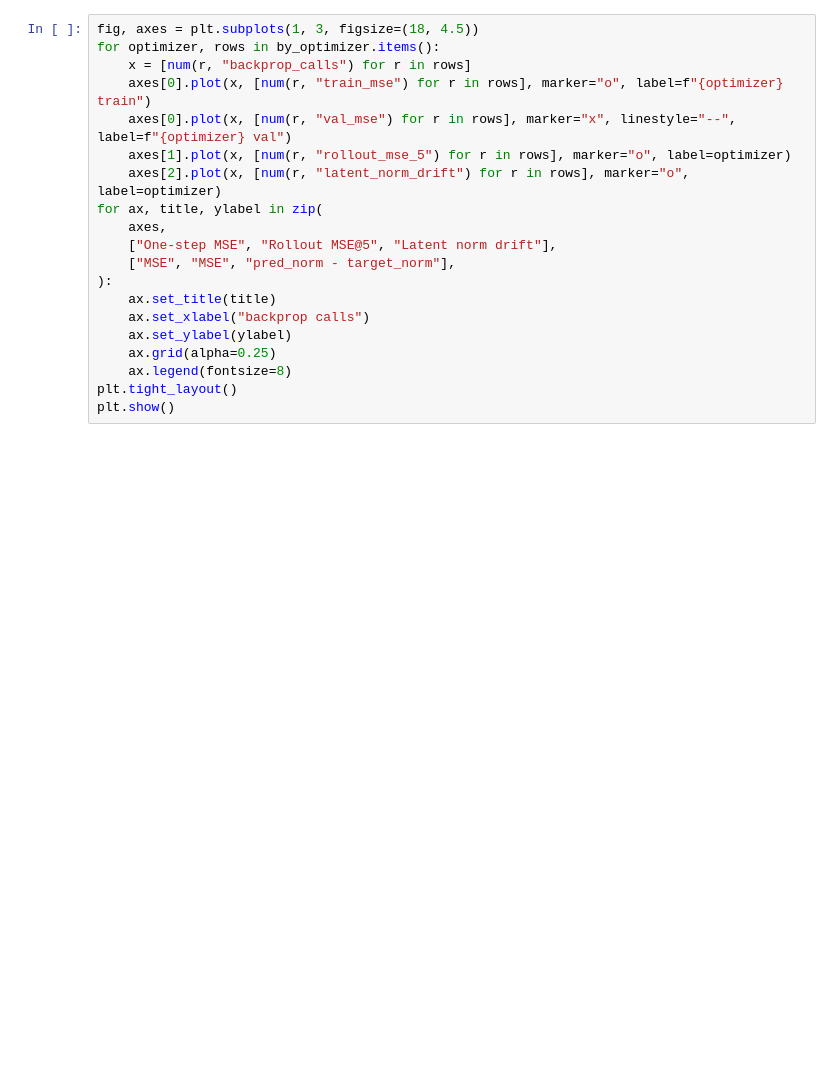
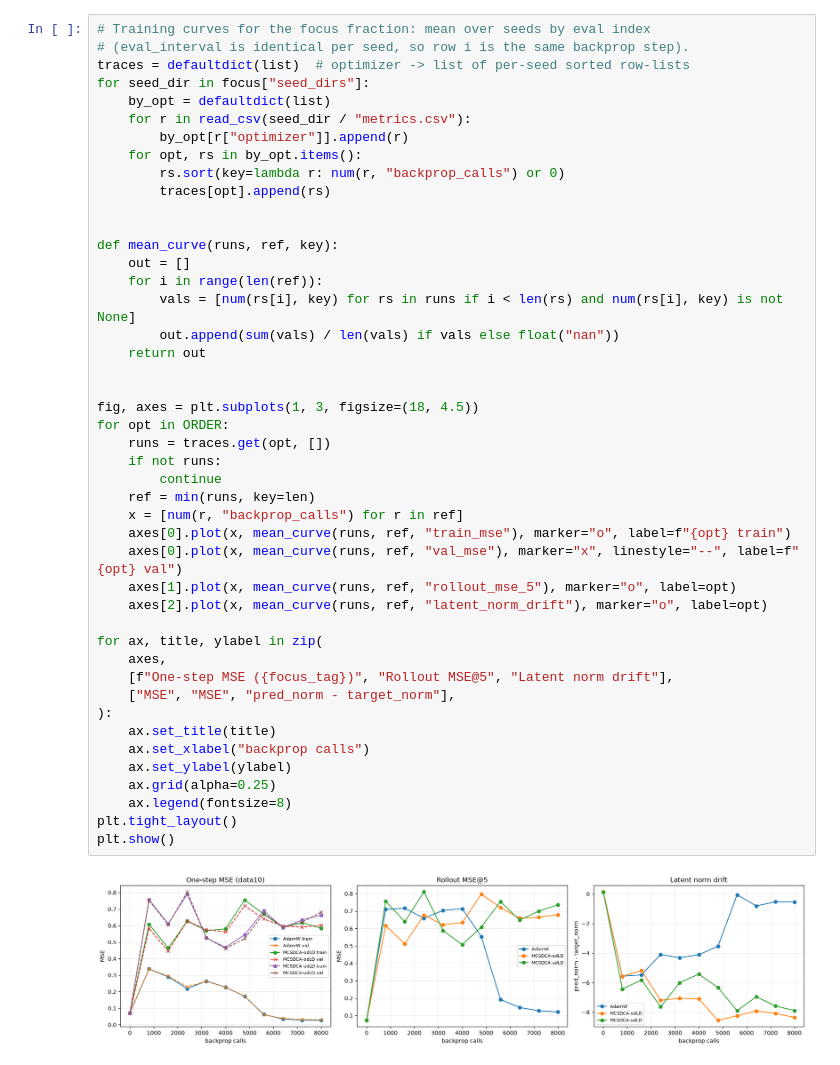
Before and after one commit to tuanvan0302/MCSDCA, a Jupyter notebook: src/MCSDCA_Predictor_Optimizer_Walkthrough.ipynb, the cells around one changed output. Drawn from its saved outputs; the diff is of its cells as text; blank space fills up the shorter version.

```diff
--- a/src/MCSDCA_Predictor_Optimizer_Walkthrough.ipynb
+++ b/src/MCSDCA_Predictor_Optimizer_Walkthrough.ipynb
@@ -139,21 +277,48 @@ display(Markdown("### Final multi-step latent rollout\n\n" + table(final_sorted,
 # %%
+# Training curves for the focus fraction: mean over seeds by eval index
+# (eval_interval is identical per seed, so row i is the same backprop step).
+traces = defaultdict(list)  # optimizer -> list of per-seed sorted row-lists
+for seed_dir in focus["seed_dirs"]:
+    by_opt = defaultdict(list)
+    for r in read_csv(seed_dir / "metrics.csv"):
+        by_opt[r["optimizer"]].append(r)
+    for opt, rs in by_opt.items():
+        rs.sort(key=lambda r: num(r, "backprop_calls") or 0)
+        traces[opt].append(rs)
+
+
+def mean_curve(runs, ref, key):
+    out = []
+    for i in range(len(ref)):
+        vals = [num(rs[i], key) for rs in runs if i < len(rs) and num(rs[i], key) is not None]
+        out.append(sum(vals) / len(vals) if vals else float("nan"))
+    return out
+
+
 fig, axes = plt.subplots(1, 3, figsize=(18, 4.5))
-for optimizer, rows in by_optimizer.items():
-    x = [num(r, "backprop_calls") for r in rows]
-    axes[0].plot(x, [num(r, "train_mse") for r in rows], marker="o", label=f"{optimizer} train")
-    axes[0].plot(x, [num(r, "val_mse") for r in rows], marker="x", linestyle="--", label=f"{optimizer} val")
-    axes[1].plot(x, [num(r, "rollout_mse_5") for r in rows], marker="o", label=optimizer)
-    axes[2].plot(x, [num(r, "latent_norm_drift") for r in rows], marker="o", label=optimizer)
+for opt in ORDER:
+    runs = traces.get(opt, [])
+    if not runs:
+        continue
+    ref = min(runs, key=len)
+    x = [num(r, "backprop_calls") for r in ref]
+    axes[0].plot(x, mean_curve(runs, ref, "train_mse"), marker="o", label=f"{opt} train")
+    axes[0].plot(x, mean_curve(runs, ref, "val_mse"), marker="x", linestyle="--", label=f"{opt} val")
+    axes[1].plot(x, mean_curve(runs, ref, "rollout_mse_5"), marker="o", label=opt)
+    axes[2].plot(x, mean_curve(runs, ref, "latent_norm_drift"), marker="o", label=opt)
+
 for ax, title, ylabel in zip(
     axes,
-    ["One-step MSE", "Rollout MSE@5", "Latent norm drift"],
+    [f"One-step MSE ({focus_tag})", "Rollout MSE@5", "Latent norm drift"],
     ["MSE", "MSE", "pred_norm - target_norm"],
 ):
     ax.set_title(title)
     ax.set_xlabel("backprop calls")
     ax.set_ylabel(ylabel)
     ax.grid(alpha=0.25)
     ax.legend(fontsize=8)
 plt.tight_layout()
 plt.show()
+# %% [output]
+[figure, added]
 # %%
```
Also changed, not shown: parts of 10 cells of this notebook, 3 other files.
